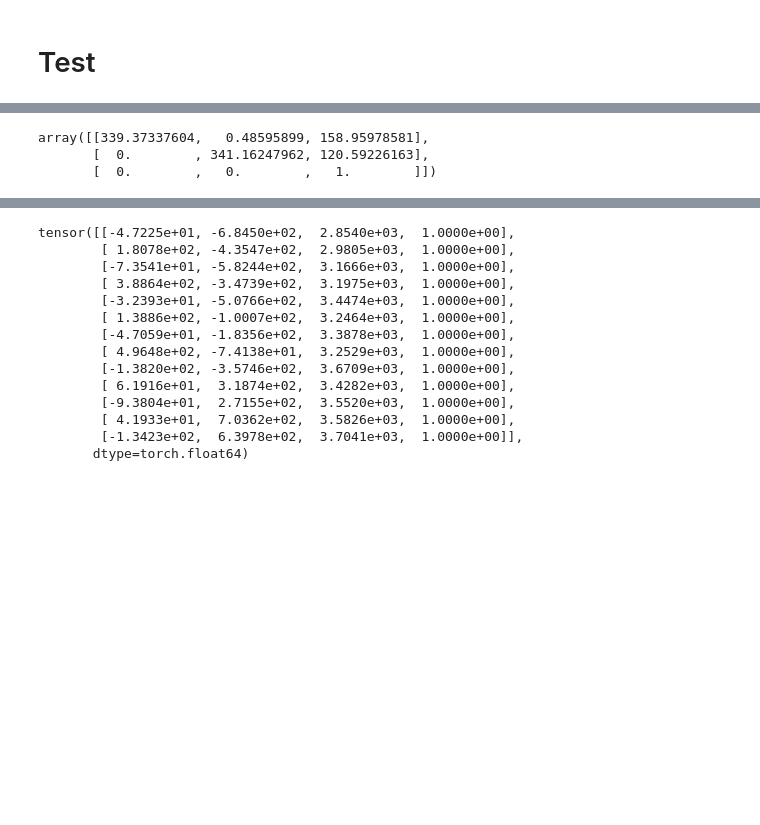
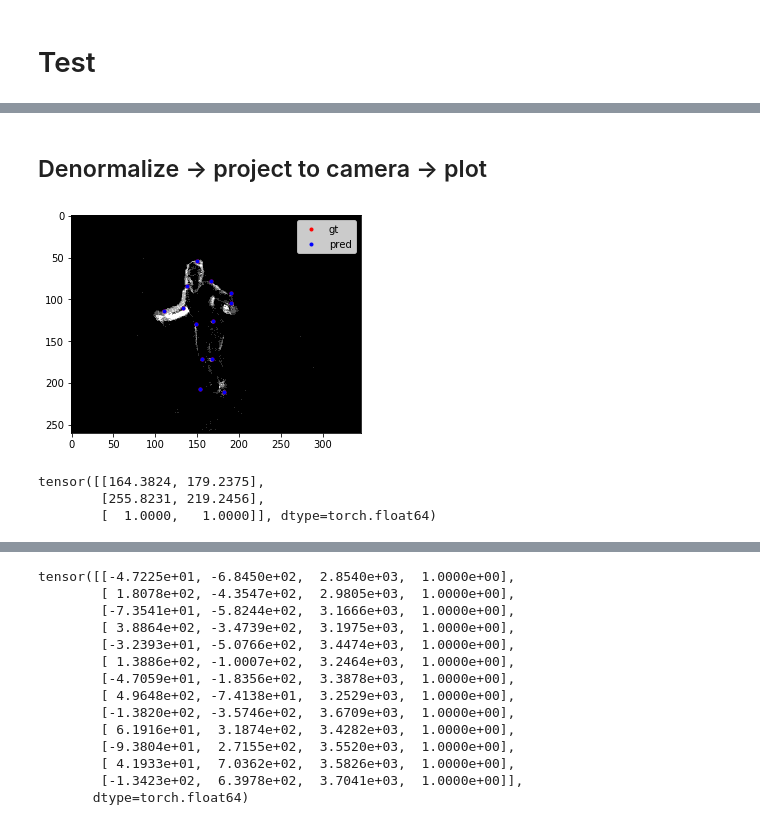
Before and after one commit to gianscarpe/event-based-monocular-hpe, a Jupyter notebook: src/notebooks/hourglass.ipynb, the cells around one changed output, grey strips where cells are left out. Saved outputs shown, nothing was run; the diff lists cells and outputs as text; code cells hidden in the pictures; blank space fills up the shorter version.

```diff
--- a/src/notebooks/hourglass.ipynb
+++ b/src/notebooks/hourglass.ipynb
@@ -97,5 +82,0 @@ array([1622.12524414, 1363.83422852, 1408.56945801, 1218.57873535,
-# %%
-yt = np.concatenate([y['xyz'], np.ones((1, 13)) ])
-y = M.dot(yt)
-# %%
-y[2, :] *= -1
@@ -110,6 +83,4 @@ y[2, :].min()
-# %%
-K
-# %% [output]
-array([[339.37337604,   0.48595899, 158.95978581],
-       [  0.        , 341.16247962, 120.59226163],
-       [  0.        ,   0.        ,   1.        ]])
+# %%
+i = 10
+# %% [markdown]
+## Denormalize -> project to camera -> plot
@@ -115,0 +89,29 @@ array([[339.37337604,   0.48595899, 158.95978581],
+# %%
+
+skeleton = y['skeleton'][i]
+camera = y['camera'][i]
+z_ref = y['z_ref'][i]
+n = torch.cat([y['normalized_skeleton'][i], torch.ones((13, 1),
+                                                       dtype=torch.float64)], axis=1)
+skeleton = s.denormalise_skeleton(n, z_ref, CameraIntrinsics(camera), 260,                                  346).narrow(-1, 0, 3)
+skeleton[:, -1] *= -1
+skeleton
+skeleton = skeleton.permute(1, 0)
+homog = torch.cat([skeleton, torch.ones((1, 13), dtype=skeleton.dtype)], axis=0)
+coords = torch.matmul(camera, homog)
+coords = coords / coords[-1]
+coords[1, :] = 260 - coords[1, :]
+coords = coords[:2, :].permute(1, 0)
+joints = torch.zeros_like(coords)
+joints[:, 0] = coords[:, 1]
+joints[:, 1] = coords[:, 0]
+# %%
+plot_2d(x[i].squeeze(), joints, joints)
+# %% [output]
+[figure, added]
+# %%
+p
+# %% [output]
+tensor([[164.3824, 179.2375],
+        [255.8231, 219.2456],
+        [  1.0000,   1.0000]], dtype=torch.float64)
```
Also changed, not shown: parts of 11 cells of this notebook, 1 other file.
